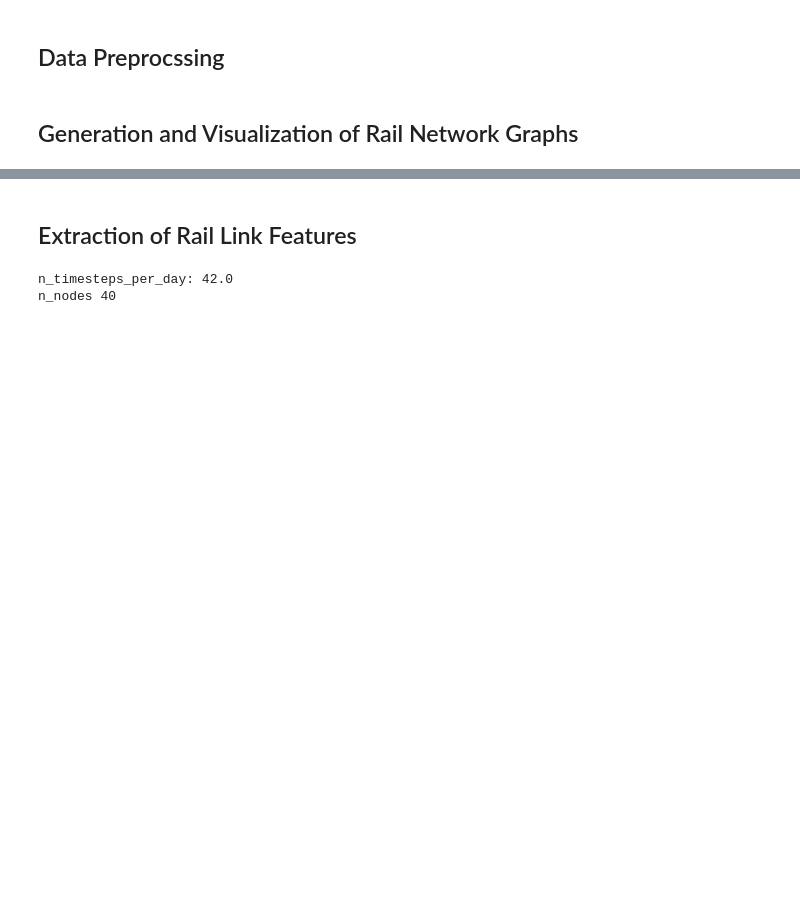
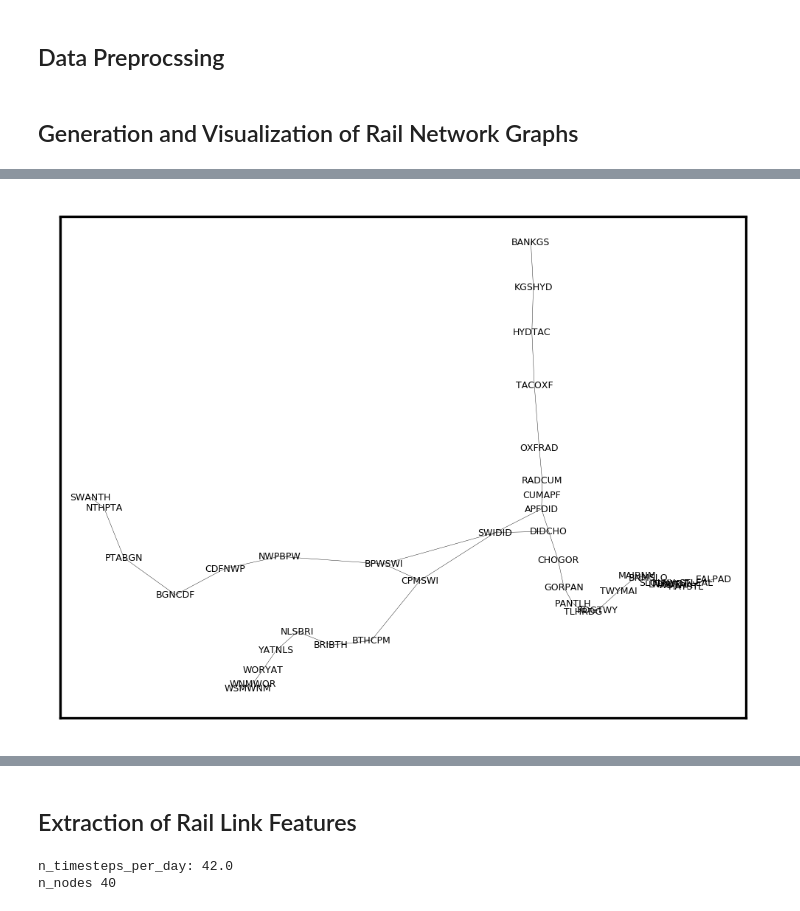
Before and after one commit to jacob-heglund/raildelay, a Jupyter notebook: notebooks/raildelays_create_data.ipynb, the cells around one changed output, grey strips where cells are left out. Saved outputs shown, nothing was run; the diff lists cells and outputs as text; code cells hidden in the pictures; blank space fills up the shorter version.

```diff
--- a/notebooks/raildelays_create_data.ipynb
+++ b/notebooks/raildelays_create_data.ipynb
@@ -457,11 +463,13 @@ if show_plots:
 # %%
 if show_plots:
-    fig = plt.subplots(figsize=figsize, dpi=dpi)
-    nx.draw_networkx_labels(LG, edge_position, edge_label, font_size=7)
-    nx.draw_networkx_edges(LG, edge_position)
+    fig, ax = plt.subplots(figsize=figsize, dpi=dpi)
+    nx.draw_networkx_labels(LG, edge_position, edge_label, font_size=3)
+    nx.draw_networkx_edges(LG, edge_position, width=0.1)
     plt.xlim(xlim)
     plt.ylim(ylim)
     plt.show()
+# %% [output]
+[figure, added]
 # %%
 # add self loops to graph
 for i in LG.nodes:
```
Also changed, not shown: parts of 23 cells of this notebook, 38 other files.
